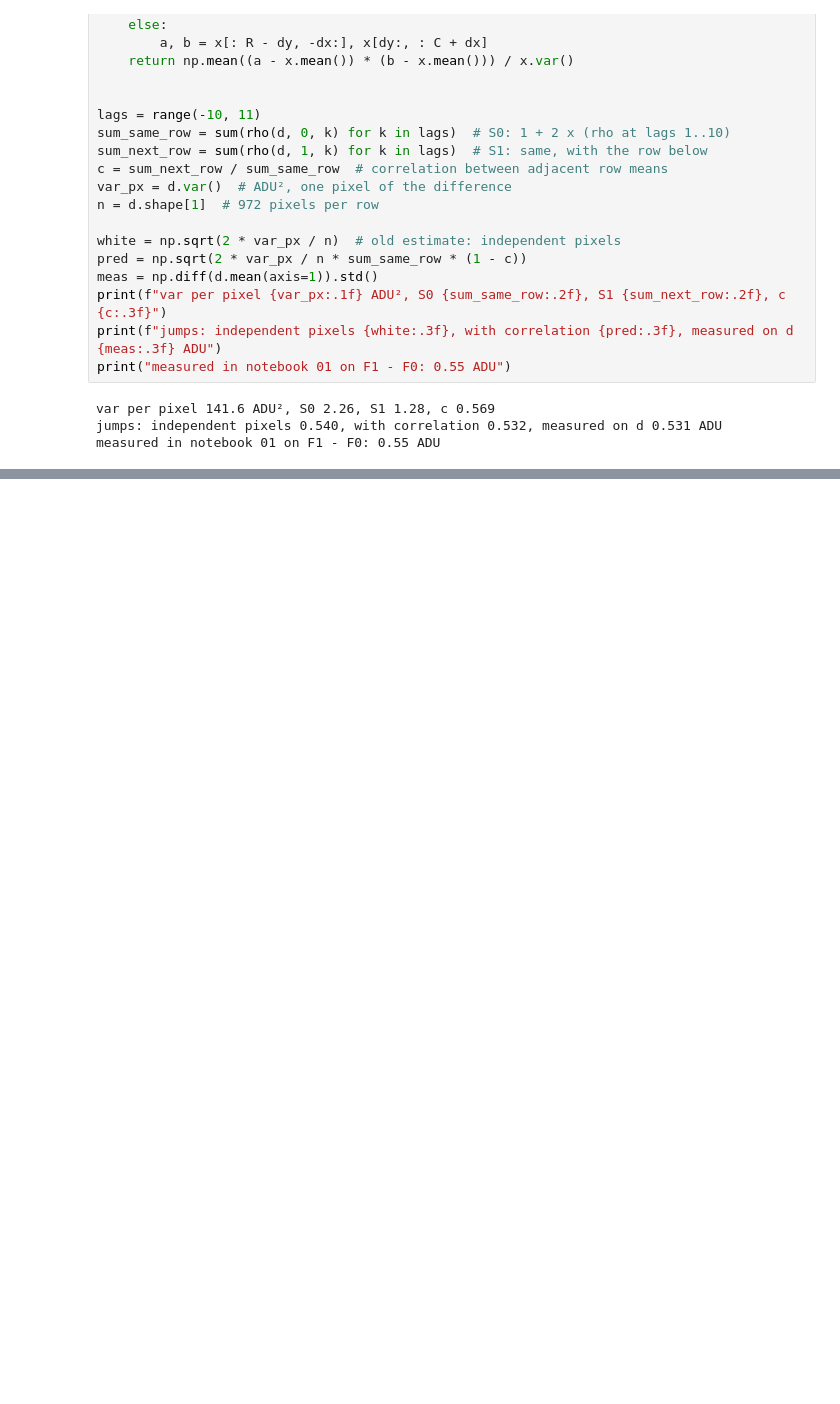
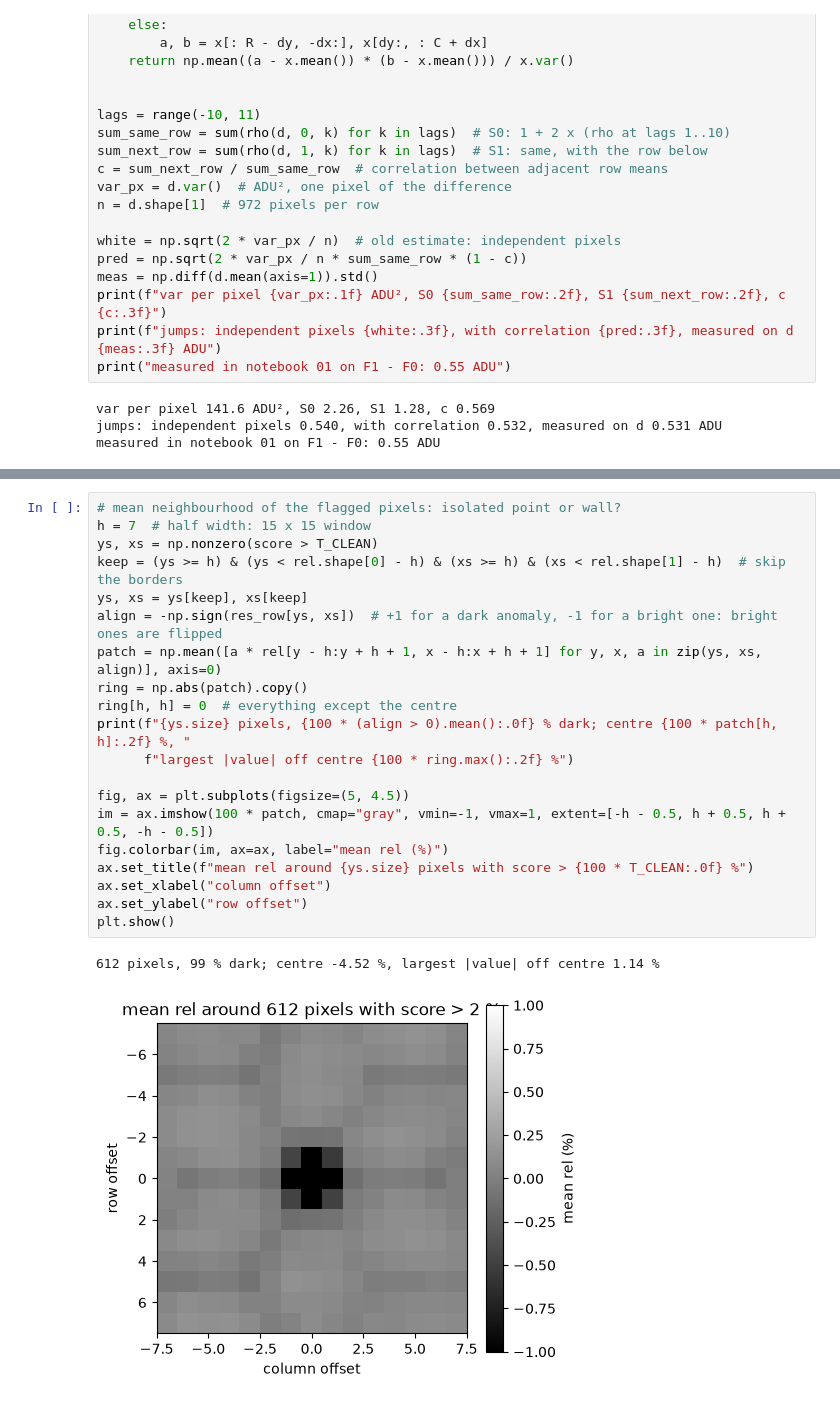
Before and after one commit to andreapasotti-eng/xray-detector-chain, a Jupyter notebook: notebooks/02_simulator_parameters.ipynb, the cells around one changed output, grey strips where cells are left out. Drawn from its saved outputs; the diff is of its cells as text; blank space fills up the shorter version.

```diff
--- a/notebooks/02_simulator_parameters.ipynb
+++ b/notebooks/02_simulator_parameters.ipynb
@@ -602,0 +678,23 @@ measured in notebook 01 on F1 - F0: 0.55 ADU
+# %%
+# mean neighbourhood of the flagged pixels: isolated point or wall?
+h = 7  # half width: 15 x 15 window
+ys, xs = np.nonzero(score > T_CLEAN)
+keep = (ys >= h) & (ys < rel.shape[0] - h) & (xs >= h) & (xs < rel.shape[1] - h)  # skip the borders
+ys, xs = ys[keep], xs[keep]
+align = -np.sign(res_row[ys, xs])  # +1 for a dark anomaly, -1 for a bright one: bright ones are flipped
+patch = np.mean([a * rel[y - h:y + h + 1, x - h:x + h + 1] for y, x, a in zip(ys, xs, align)], axis=0)
+ring = np.abs(patch).copy()
+ring[h, h] = 0  # everything except the centre
+print(f"{ys.size} pixels, {100 * (align > 0).mean():.0f} % dark; centre {100 * patch[h, h]:.2f} %, "
+      f"largest |value| off centre {100 * ring.max():.2f} %")
+
+fig, ax = plt.subplots(figsize=(5, 4.5))
+im = ax.imshow(100 * patch, cmap="gray", vmin=-1, vmax=1, extent=[-h - 0.5, h + 0.5, h + 0.5, -h - 0.5])
+fig.colorbar(im, ax=ax, label="mean rel (%)")
+ax.set_title(f"mean rel around {ys.size} pixels with score > {100 * T_CLEAN:.0f} %")
+ax.set_xlabel("column offset")
+ax.set_ylabel("row offset")
+plt.show()
+# %% [output]
+612 pixels, 99 % dark; centre -4.52 %, largest |value| off centre 1.14 %
+[figure, added]
```
Also changed, not shown: parts of 8 cells of this notebook, 7 other files.
